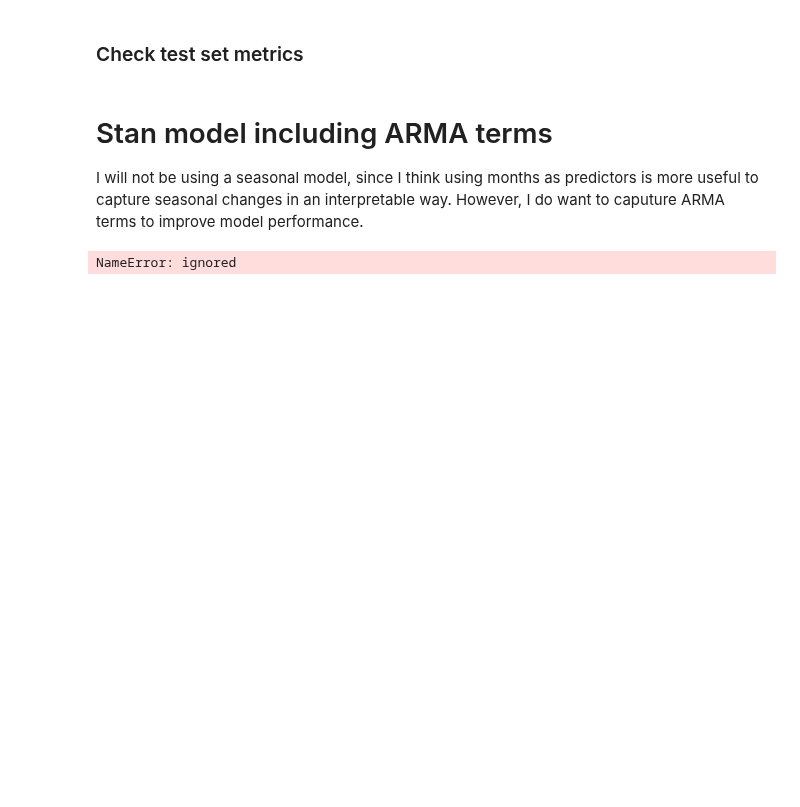
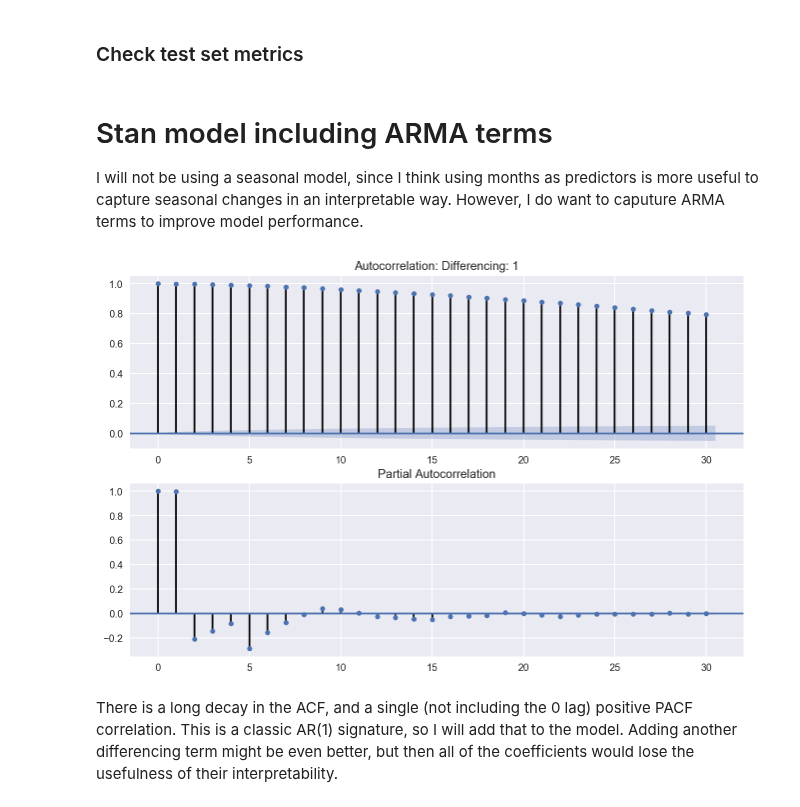
Before and after one commit to chrisoyer/ski-snow-modeling, a Jupyter notebook: src/analysis/snow_stan.ipynb, the cells around one changed output. Saved outputs shown, nothing was run; the diff lists cells and outputs as text; code cells hidden in the pictures; blank space fills up the shorter version.

```diff
--- a/src/analysis/snow_stan.ipynb
+++ b/src/analysis/snow_stan.ipynb
@@ -473,6 +456,6 @@ y_pred_month_agg = y_pred
 # Stan model including ARMA terms
 I will not be using a seasonal model, since I think using months as predictors is more useful to capture seasonal changes in an interpretable way. However, I do want to caputure ARMA terms to improve model performance.
 # %%
-AC_PAC_plotter(df=long_series_df.query('ski_yr==1'))
+AC_PAC_plotter(df=long_series_df.query('ski_yr==1')[['base']], differences=1)
 # %% [output]
-NameError: ignored
+[figure, added]
@@ -480,0 +462,2 @@ create_stan_model(model_block=)
+# %% [markdown]
+There is a long decay in the ACF, and a single (not including the 0 lag) positive PACF correlation. This is a classic AR(1) signature, so I will add that to the model. Adding another differencing term might be even better, but then all of the coefficients would lose the usefulness of their interpretability.
```
Also changed, not shown: parts of 11 cells of this notebook.
